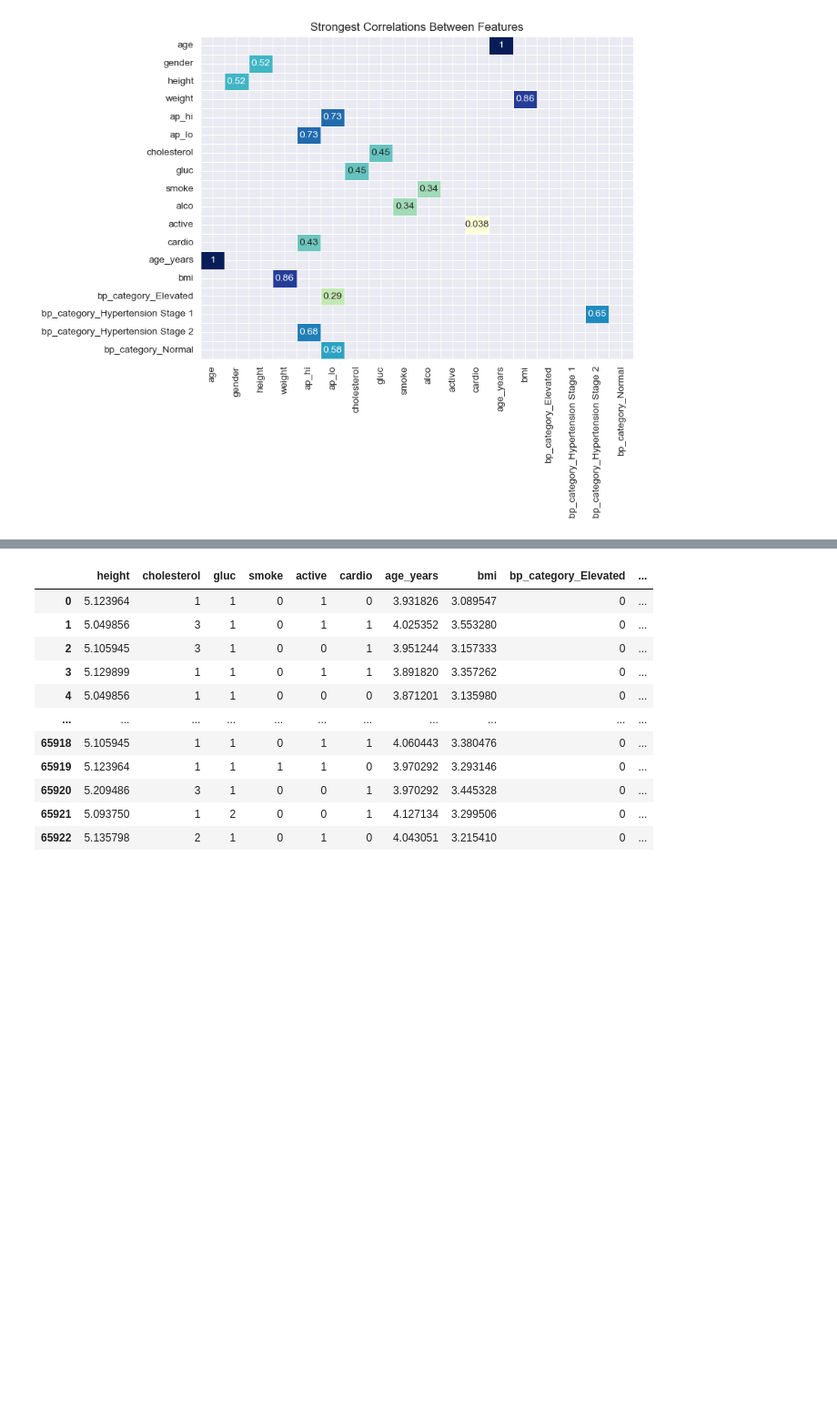
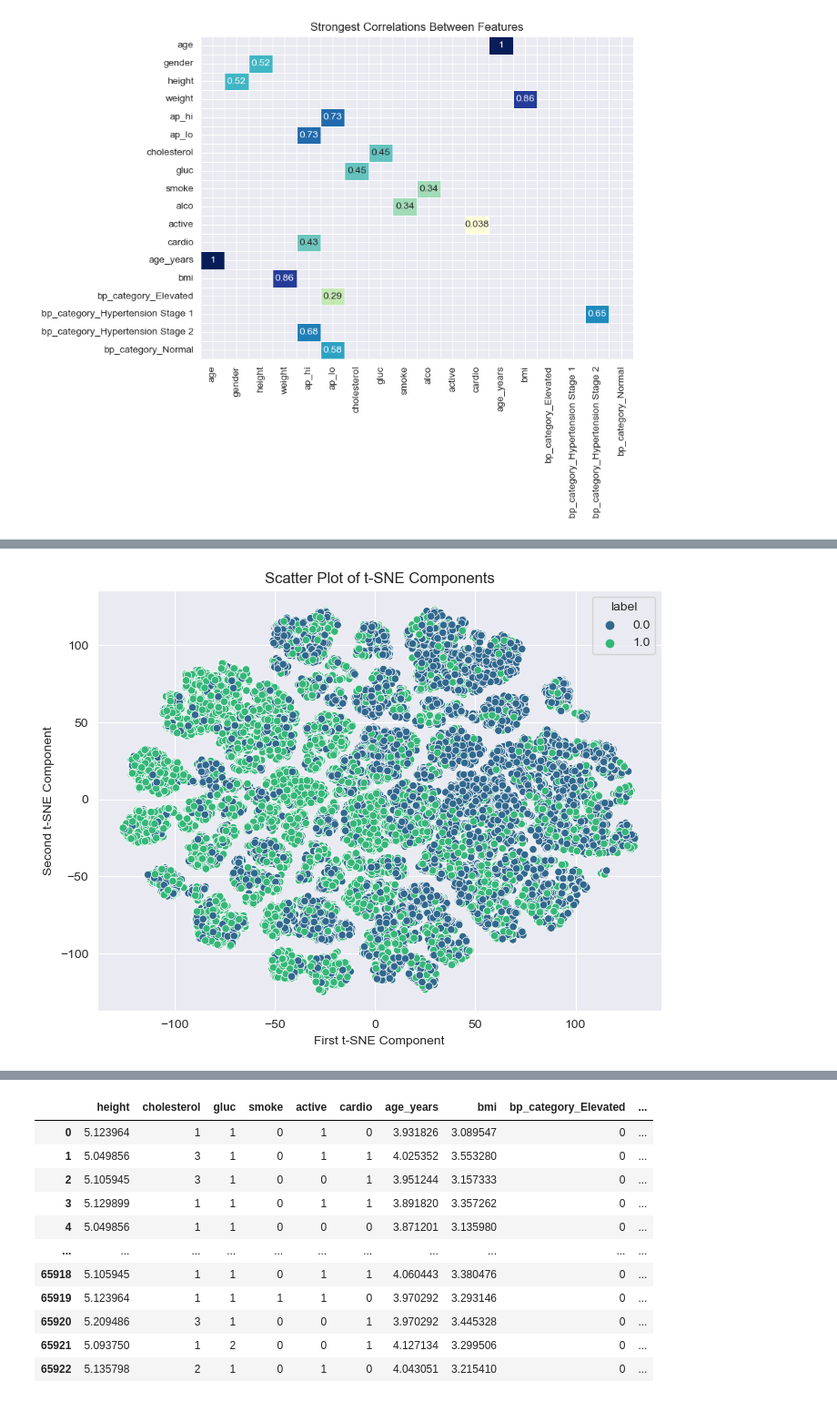
Before and after one commit to MasoudNateghi/CS534, a Jupyter notebook: Project/Project.ipynb, the cells around one changed output, grey strips where cells are left out. Shown at 91% size. Drawn from its saved outputs; the diff is of its cells as text; code cells hidden in the pictures; blank space fills up the shorter version.

Commit message:
Data Analysis & Preprocessing

```diff
--- a/Project/Project.ipynb
+++ b/Project/Project.ipynb
@@ -1016,5 +992,3 @@ plt.title('Strongest Correlations Between Features', fontsize=12)
 plt.show()
 # %% [output]
 [figure]
-# %%
-df_log = df_log.drop(['age', 'gender', 'alco'], axis =1)
@@ -1025,0 +1015,12 @@ df_log = df_log.drop(['ap_lo', 'ap_hi', 'weight'], axis =1)
+# %%
+# Removing features with the lowest correlation (less than 0.01) with the target value ('cardio')
+df_log = df_log.drop(['gender', 'alco'], axis =1)
+# Removing the 'age' feature with the strongest correlation (more than 0.99) with the 'age_years' feature
+df_log = df_log.drop(['age'], axis =1)
+# Removing the 'weight' feature since it has about 0.86 correlation with the 'bmi' feature
+df_log = df_log.drop(['weight'], axis =1)
+# Creating a new feature 'pulse_pressure' to encompass both 'ap_lo' and 'ap_hi' features (These features have about 0.73 correlation with each other and 0.34 and 0.43 with the target value, respectively)
+df_log['pulse_pressure'] = df_log['ap_hi'] - df_log['ap_lo']
+df_log = df_log.drop(['ap_lo', 'ap_hi'], axis =1)
+# Applying log transformation to 'age_years' and 'pulse_pressure', handling zero or negative values
+df_log[['age_years', 'pulse_pressure']] = np.log1p(df_log[['age_years', 'pulse_pressure']])
@@ -1026 +1101,33 @@ df_log = df_log.drop(['ap_lo', 'ap_hi', 'weight'], axis =1)
+# %%
+# Extract the 'cardio' column as the label
+label = df_log['cardio']
+
+# Drop the 'cardio' column from the DataFrame
+df_log_tsne = df_log.drop(['cardio'], axis=1)
+
+# Standardize the data using StandardScaler
+scaled_data = StandardScaler().fit_transform(df_log_tsne)
+
+# Apply t-SNE with 2 components
+tsne = TSNE(n_components=2, random_state=42)
+tsne_data = tsne.fit_transform(scaled_data)
+
+# Stack the t-SNE components and label to create a new DataFrame
+tsne_data = np.vstack((tsne_data.T, label)).T
+
+# Create a DataFrame with t-SNE components and the label
+tsne_df = pd.DataFrame(data=tsne_data, columns=('first', 'second', 'label'))
+# %%
+# Create a scatter plot using Seaborn
+plt.figure(figsize=(8, 6))
+sns.scatterplot(x='first', y='second', hue='label', palette='viridis', data=tsne_df, legend='full')
+
+# Set plot title and labels
+plt.title('Scatter Plot of t-SNE Components')
+plt.xlabel('First t-SNE Component')
+plt.ylabel('Second t-SNE Component')
+
+plt.show()
+# %% [output]
+[figure, added]
 # %% [markdown]
```
Also changed, not shown: parts of 63 cells of this notebook.
